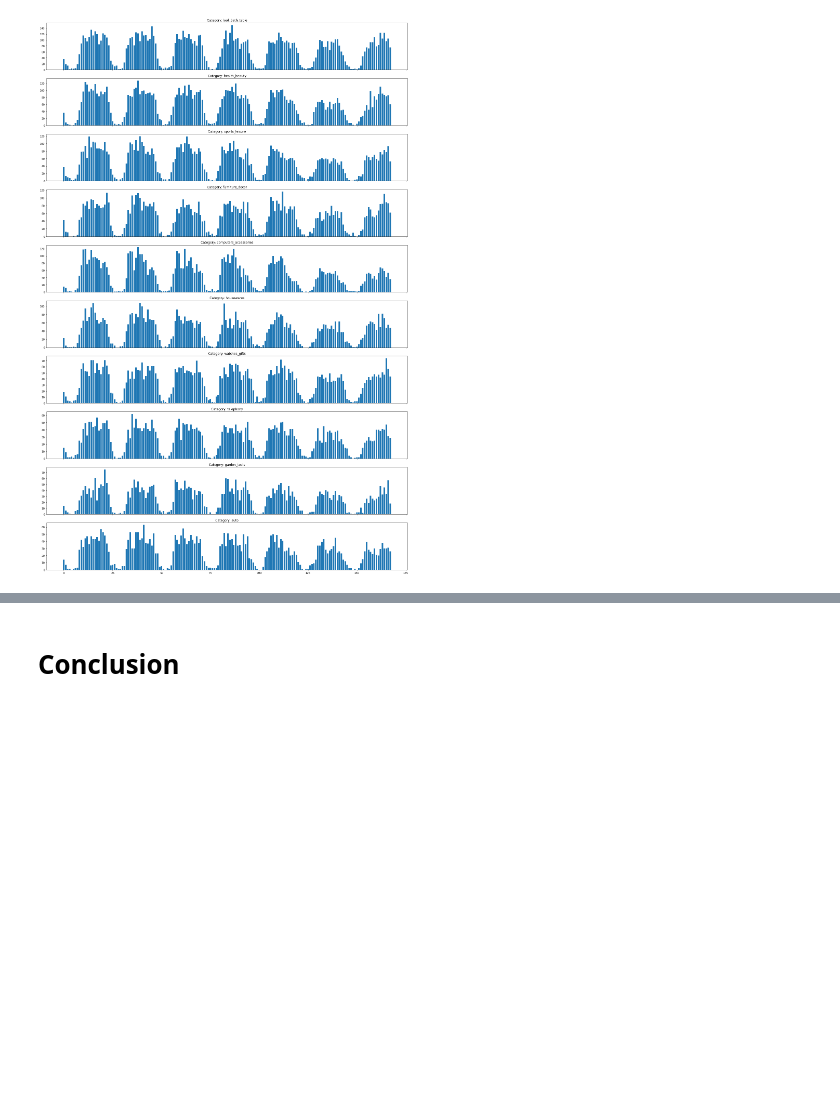
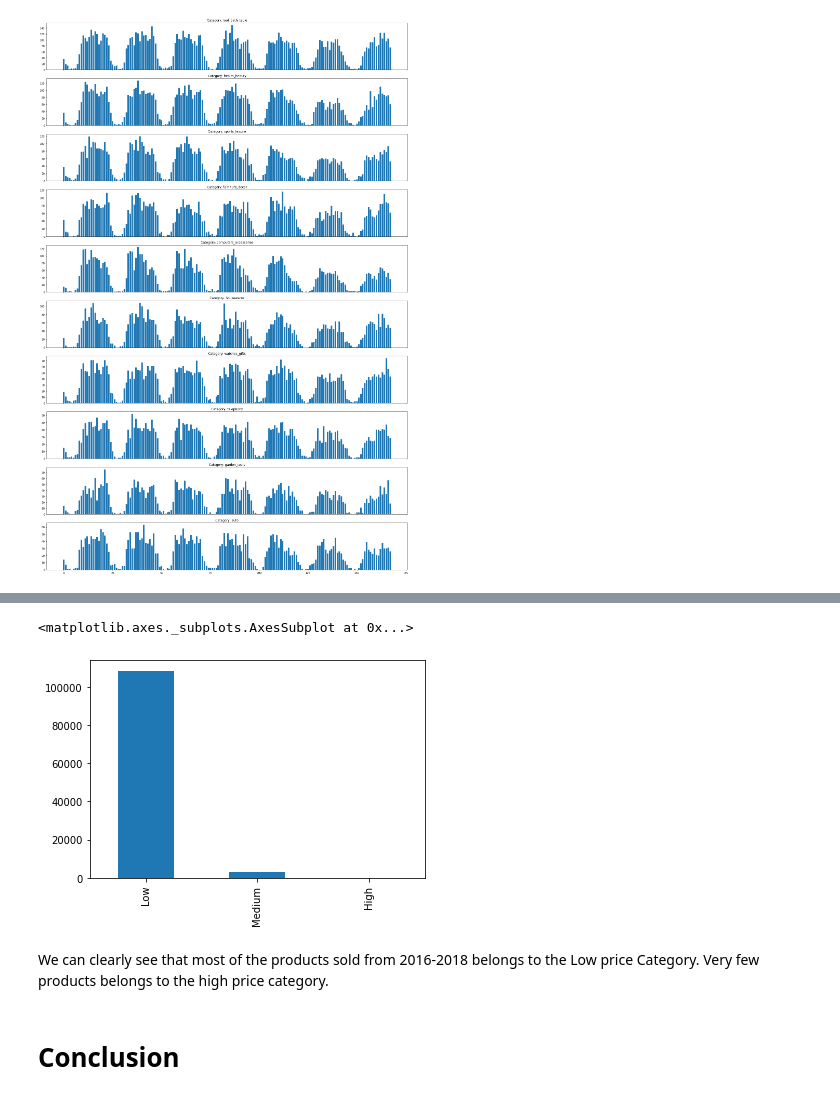
Before and after one commit to georgezefko/E-Commerce-Data-Analysis-Recommender-System, a Jupyter notebook: ABA_EDA_100421.ipynb, the cells around one changed output, grey strips where cells are left out. Saved outputs shown, nothing was run; the diff lists cells and outputs as text; code cells hidden in the pictures; blank space fills up the shorter version.

```diff
--- a/ABA_EDA_100421.ipynb
+++ b/ABA_EDA_100421.ipynb
@@ -14,7 +14,8 @@ import matplotlib.pyplot as plt
 #import the datasets
 
 
-path = '/content/drive/MyDrive/AdvancedBA/Olie_data/archive' #adjust this one to yours
+#path = '/content/drive/MyDrive/AdvancedBA/Olie_data/archive' #adjust this one to yours
+path ='/content/drive/MyDrive/olist_project'
 customers = pd.read_csv(path +'/olist_customers_dataset.csv')
 reviews = pd.read_csv(path+'/olist_order_reviews_dataset.csv')
 geolocation = pd.read_csv(path+'/olist_geolocation_dataset.csv')
@@ -112,7 +114,7 @@ We have decided to proceed with the following columns:
 # %% [markdown]
 #Data exploration
 # %%
-recommender = data[['review_score','customer_state','seller_state','product_id','product_category_name_english','customer_unique_id','order_purchase_timestamp']]
+recommender = data[['review_score','customer_state','seller_state','product_id','product_category_name_english','customer_unique_id','order_purchase_timestamp','price']]
 # %%
 recommender.shape
 # %% [output]
@@ -460,0 +467,13 @@ f.tight_layout()
+# %%
+#Low
+recommender['price_category'] = np.where(
+   (recommender['price']>=0) & (recommender['price'] <=500) , 'Low', recommender['price']
+   )
+#Medium
+recommender['price_category'] = np.where(
+   (recommender['price']>=501) & (recommender['price'] <=2000) , 'Medium', recommender['price_category']
+   )
+#High
+recommender['price_category'] = np.where(
+   (recommender['price']>=2001) , 'High', recommender['price_category']
+   )
@@ -461,3 +489,10 @@ f.tight_layout()
+# %%
+recommender['price_category'].value_counts().plot(kind='bar')
+# %% [output]
+<matplotlib.axes._subplots.AxesSubplot at 0x...>
+[figure, added]
+# %% [markdown]
+We can clearly see that most of the products sold from 2016-2018 belongs to the Low price Category. Very few products belongs to the high price category.
 # %% [markdown]
 # Conclusion
 # %% [markdown]
```
Also changed, not shown: parts of 8 cells of this notebook.
